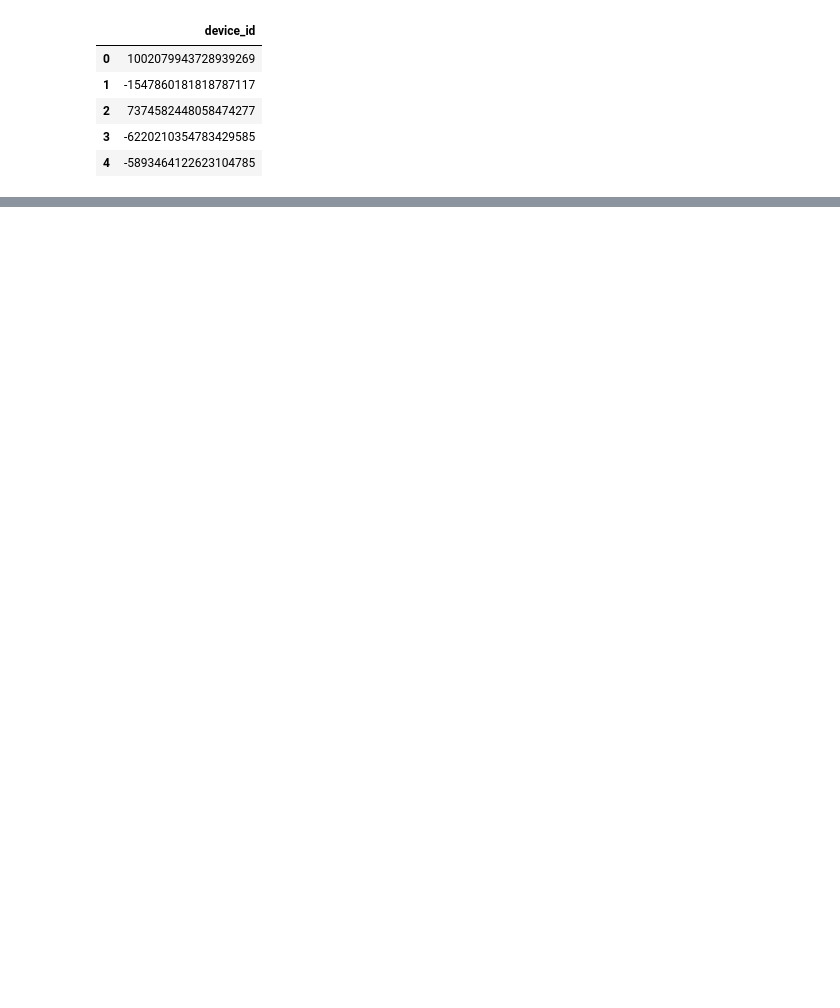
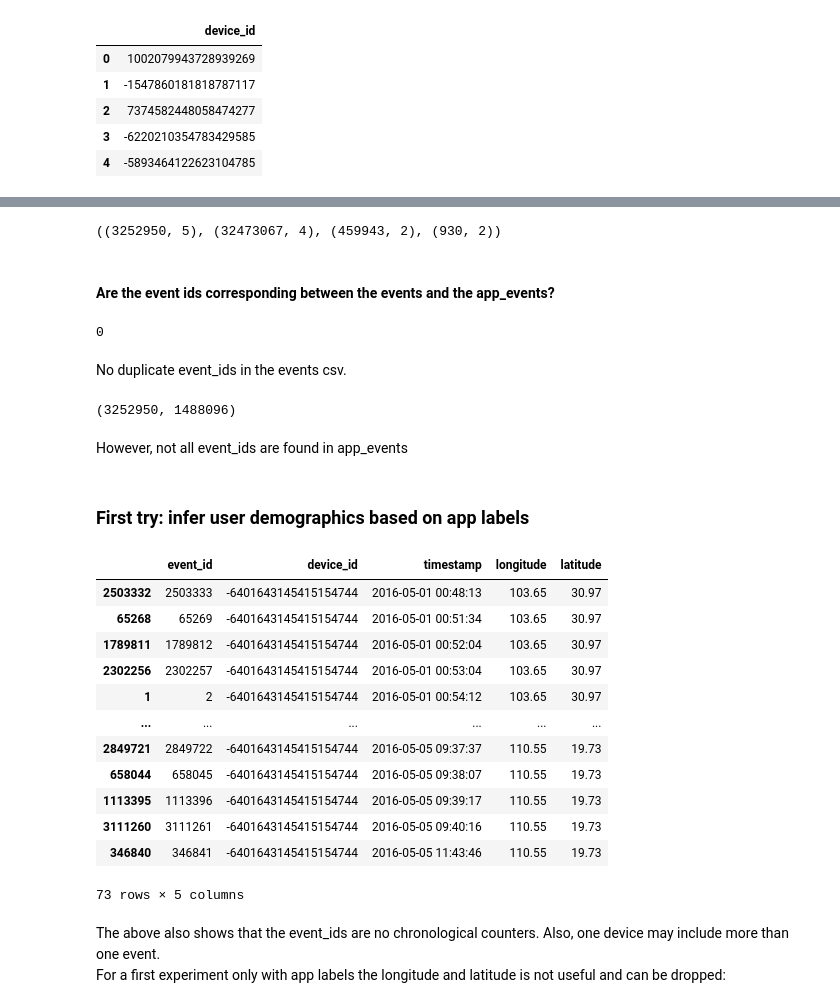
Before and after one commit to gxexakis/Kaggle, a Jupyter notebook: talking_data/data_exploration_nikos.ipynb, the cells around one changed output, grey strips where cells are left out. Cells and saved outputs as stored; diff of their text form; code cells hidden in the pictures; blank space fills up the shorter version.

```diff
--- a/talking_data/data_exploration_nikos.ipynb
+++ b/talking_data/data_exploration_nikos.ipynb
@@ -179,2 +293,41 @@ events.head()
 # %%
-app_events.shape, app_labels.shape
+events.shape, app_events.shape, app_labels.shape, label_categories.shape
+# %% [output]
+((3252950, 5), (32473067, 4), (459943, 2), (930, 2))
+# %% [markdown]
+#### Are the event ids corresponding between the events and the app_events?
+# %%
+events[events.event_id.duplicated()==True].shape[0]
+# %% [output]
+0
+# %% [markdown]
+No duplicate event_ids in the events csv.
+# %%
+len(events.event_id.unique()), len(app_events.event_id.unique())
+# %% [output]
+(3252950, 1488096)
+# %% [markdown]
+However, not all event_ids are found in app_events
+# %% [markdown]
+### First try: infer user demographics based on app labels
+# %%
+sample_device_id = events.device_id[1]
+sample_events = events[events.device_id == sample_device_id].sort_values(by="timestamp")
+sample_events
+# %% [output]
+|  | event_id | device_id | timestamp | longitude | latitude |
+| 2503332 | 2503333 | -6401643145415154744 | 2016-05-01 00:48:13 | 103.65 | 30.97 |
+| 65268 | 65269 | -6401643145415154744 | 2016-05-01 00:51:34 | 103.65 | 30.97 |
+| 1789811 | 1789812 | -6401643145415154744 | 2016-05-01 00:52:04 | 103.65 | 30.97 |
+| 2302256 | 2302257 | -6401643145415154744 | 2016-05-01 00:53:04 | 103.65 | 30.97 |
+| 1 | 2 | -6401643145415154744 | 2016-05-01 00:54:12 | 103.65 | 30.97 |
+| ... | ... | ... | ... | ... | ... |
+| 2849721 | 2849722 | -6401643145415154744 | 2016-05-05 09:37:37 | 110.55 | 19.73 |
+| 658044 | 658045 | -6401643145415154744 | 2016-05-05 09:38:07 | 110.55 | 19.73 |
+| 1113395 | 1113396 | -6401643145415154744 | 2016-05-05 09:39:17 | 110.55 | 19.73 |
+| 3111260 | 3111261 | -6401643145415154744 | 2016-05-05 09:40:16 | 110.55 | 19.73 |
+| 346840 | 346841 | -6401643145415154744 | 2016-05-05 11:43:46 | 110.55 | 19.73 |
+73 rows × 5 columns
+# %% [markdown]
+The above also shows that the event_ids are no chronological counters. Also, one device may include more than one event.
+For a first experiment only with app labels the longitude and latitude is not useful and can be dropped:
```
Also changed, not shown: parts of 33 cells of this notebook, 2 other files.
